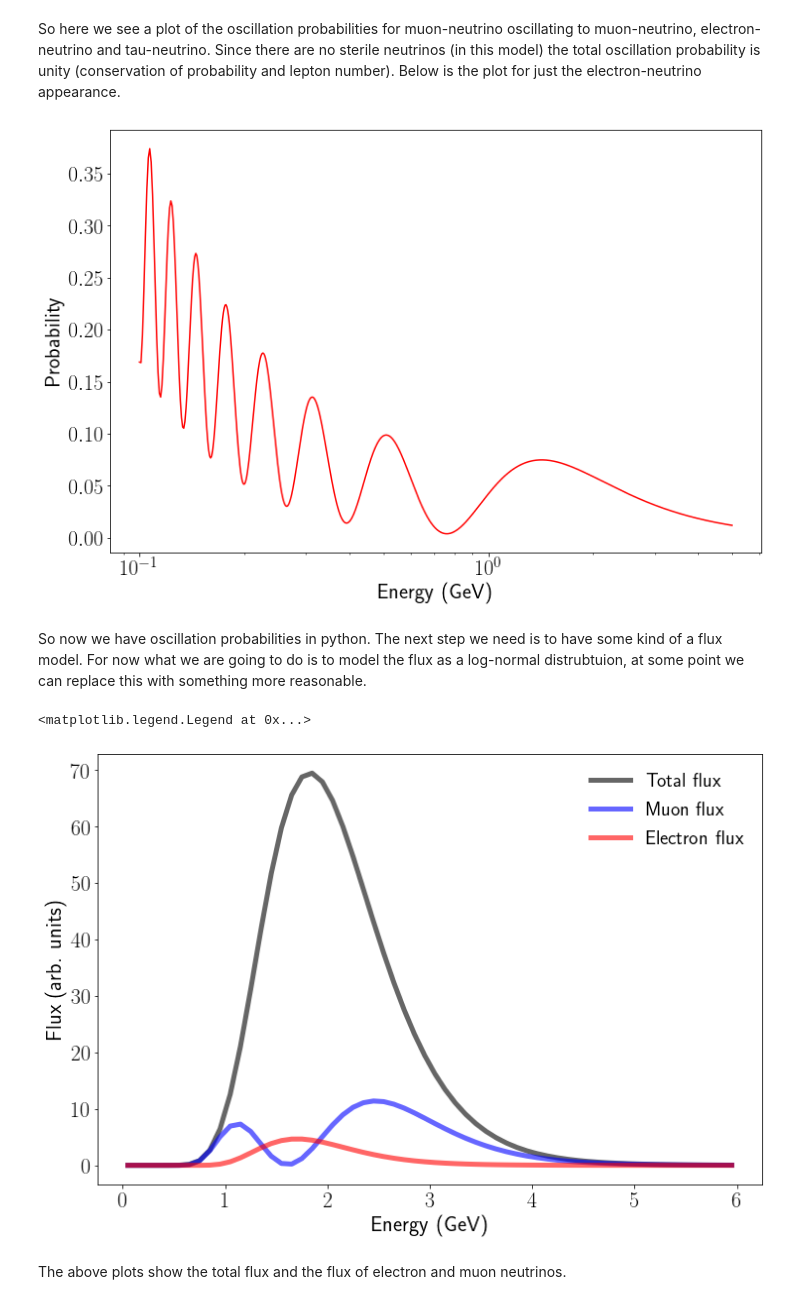
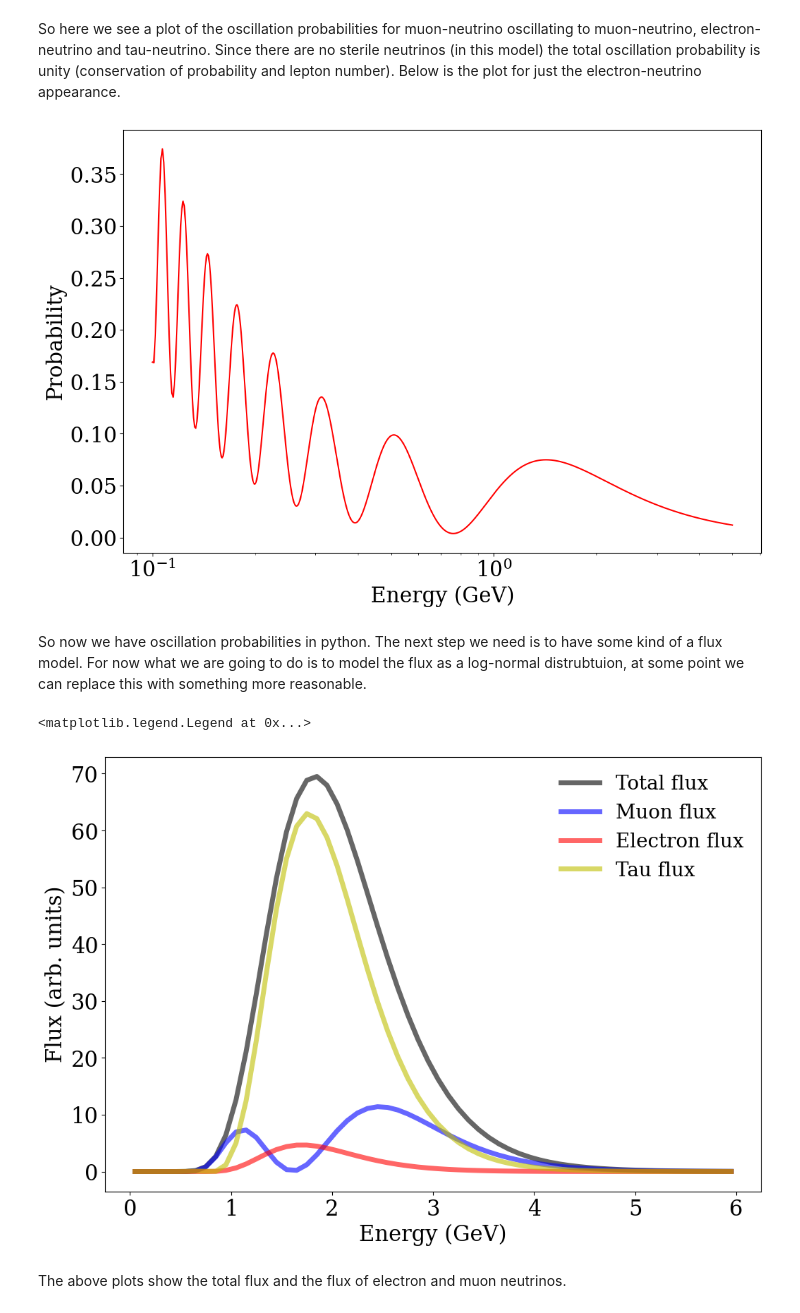
Before and after one commit to aditya-marathe/msci-project, a Jupyter notebook: pyosccalc/notebooks/PyOscCalc.ipynb, the cells around one changed output. Cells and saved outputs as stored; diff of their text form; code cells hidden in the pictures.

```diff
--- a/pyosccalc/notebooks/PyOscCalc.ipynb
+++ b/pyosccalc/notebooks/PyOscCalc.ipynb
@@ -15,8 +21,8 @@ mpl.rcParams["legend.frameon"] = False
 mpl.rcParams.update({'font.size': 22})
 
 #Could problem also switch these to rcParams calls
-plt.rc('text', usetex=True)
-#plt.rc('font', family='serif')
+# plt.rc('text', usetex=True)
+plt.rc('font', family='serif')
 # %% [markdown]
 OscCalc is a rough python port of Josh Boehm's OscCalc oscillation calculator from MINOS. Here we are going to calculate the oscillation probabilities for muon-neutrino survival and electron-neutrino appearance (from a 100% muon-neutrino beam)
 # %%
@@ -54,7 +60,7 @@ ax2.set_ylabel('Probability')
 ax2.set_xlabel('Energy (GeV)')
 plt.xscale('log')
 # %% [output]
-[figure, old version]
+[figure, new version]
 # %% [markdown]
 So now we have oscillation probabilities in python. The next step we need is to have some kind of a flux model. For now what we are going to do is to model the flux as a log-normal distrubtuion, at some point we can replace this with something more reasonable.
 # %%
@@ -63,34 +69,35 @@ s = 0.3
 loc = 0
 scale = 2
 #Define the array of x(energy) values for the plot
 x = np.linspace(0.05,5.95, 60)
 
 #Calculate the lognormal flux prediction
 flux = 100*lognorm.pdf(x,s,loc,scale)
 
 #Calculate the probability and flux of muons and electrons
 # (at this specifc set of oscillation parameters)
 muProb = np.asarray([calcy.MuToMu(E) for E in x])
 eProb = np.asarray([calcy.MuToElec(E) for E in x])
 muFlux=muProb*flux
 eFlux=eProb*flux
 
 #Finally plot the fluxes
 fig, ax3 = plt.subplots(1, 1)
 ax3.plot(x, flux,'black', lw=5, alpha=0.6, label='Total flux')
 ax3.plot(x, muFlux,'b-', lw=5, alpha=0.6, label='Muon flux')
 ax3.plot(x, eFlux,'r-', lw=5, alpha=0.6, label='Electron flux')
+ax3.plot(x, flux - muFlux - eFlux,'y-', lw=5, alpha=0.6, label='Tau flux')
 ax3.set_ylabel('Flux (arb. units)')
 ax3.set_xlabel('Energy (GeV)')
 
 # Put a legend to the right of the current axis
 box = ax3.get_position()
 #ax3.set_position([box.x0, box.y0, box.width * 0.8, box.height])
 #ax3.legend(loc='center left', bbox_to_anchor=(1, 0.5))
 ax3.legend(fontsize=20)
 # %% [output]
 <matplotlib.legend.Legend at 0x...>
-[figure, old version]
+[figure, new version]
 # %% [markdown]
 The above plots show the total flux and the flux of electron and muon neutrinos.
 # %%
```
Also changed, not shown: parts of 13 cells of this notebook, 2 other files.
